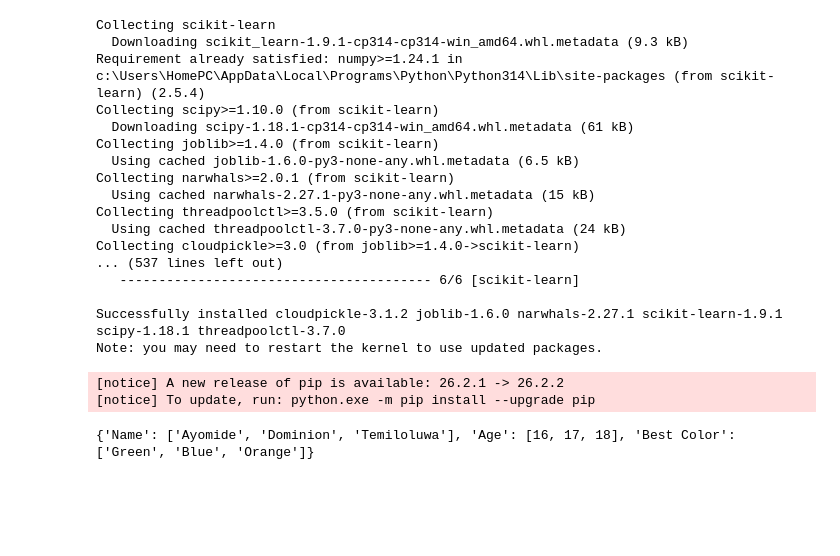
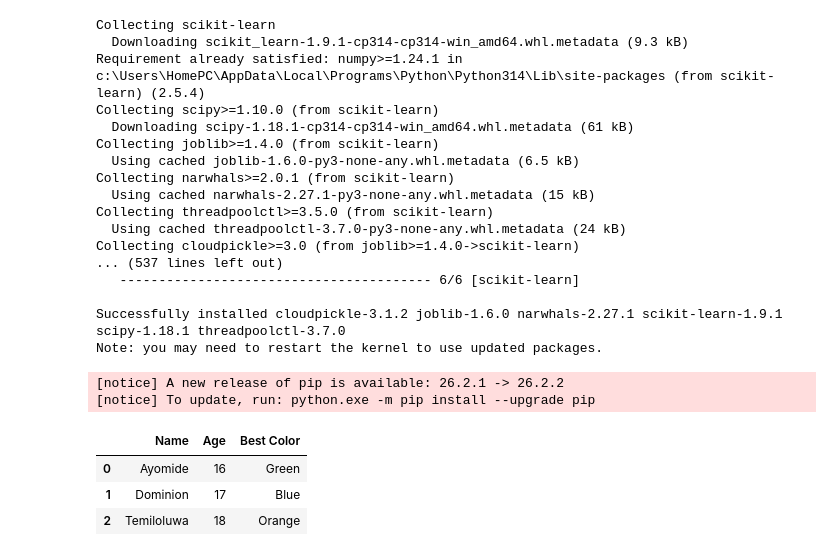
Before and after one commit to domicoco14/Datheon_Machine_Learning_-_Data_Science_Internship, a Jupyter notebook: index.ipynb, the cells around one changed output. Cells and saved outputs as stored; diff of their text form; code cells hidden in the pictures; blank space fills up the shorter version.

```diff
--- a/index.ipynb
+++ b/index.ipynb
@@ -77,12 +77,15 @@ Note: you may need to restart the kernel to use updated packages.
 # %%
 adeyinka = {
     "Name" : ["Ayomide", "Dominion", "Temiloluwa"],
     "Age" : [16, 17, 18],
     "Best Color" : ["Green", "Blue", "Orange"]
 }
 
 import pandas as pd
-df = pd.Dataframe(adeyinka)
-print(df)
+df = pd.DataFrame(adeyinka)
+df
 # %% [output]
-{'Name': ['Ayomide', 'Dominion', 'Temiloluwa'], 'Age': [16, 17, 18], 'Best Color': ['Green', 'Blue', 'Orange']}
+|  | Name | Age | Best Color |
+| 0 | Ayomide | 16 | Green |
+| 1 | Dominion | 17 | Blue |
+| 2 | Temiloluwa | 18 | Orange |
```
Also changed, not shown: 2 other files.
